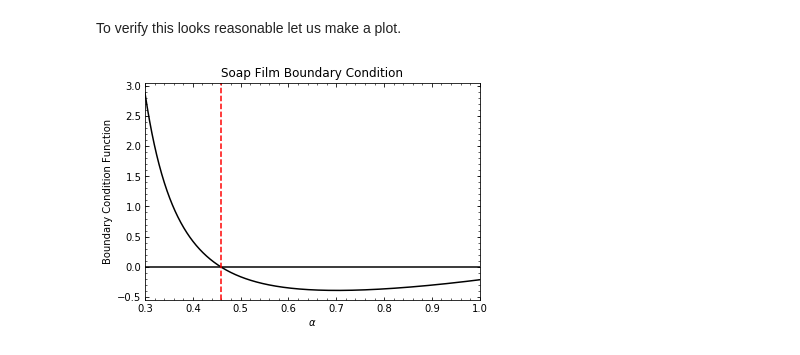
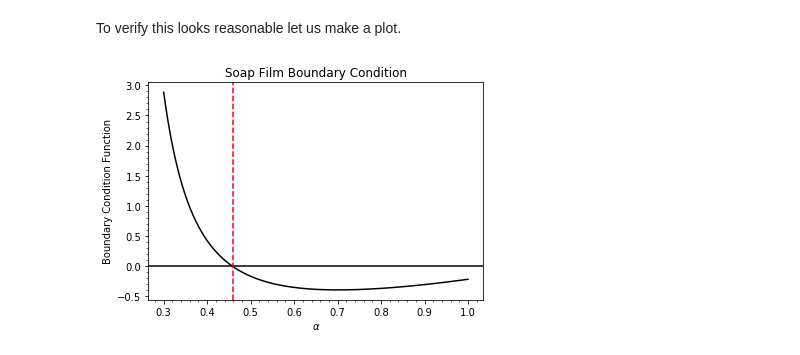
Before and after one commit to cwru-phys-250/p250-spring-2019, a Jupyter notebook: examples/Root_Finding.ipynb, the cells around one changed output. Cells and saved outputs as stored; diff of their text form; code cells hidden in the pictures.

```diff
--- a/examples/Root_Finding.ipynb
+++ b/examples/Root_Finding.ipynb
@@ -119,15 +124,13 @@ To verify this looks reasonable let us make a plot.
 # %%
 alpha = np.linspace(0.3,1,1000)
 fig = plt.figure()
 ax = fig.add_subplot(111)
-ax.tick_params(which='both', direction='in', right=True, top=True)
 ax.plot(alpha, film_radius(alpha,1.7,1.5), 'k-')
 ax.set_xlabel(r'$\alpha$')
 ax.set_ylabel('Boundary Condition Function')
 ax.set_title('Soap Film Boundary Condition')
 ax.axhline(0, color='k')
 ax.axvline(root, color='r', ls='--')
-ax.set_xlim(0.3, 1.0)
 ax.minorticks_on()
 # %% [output]
-[figure, old version]
+[figure, new version]
```
Also changed, not shown: parts of 10 cells of this notebook.
